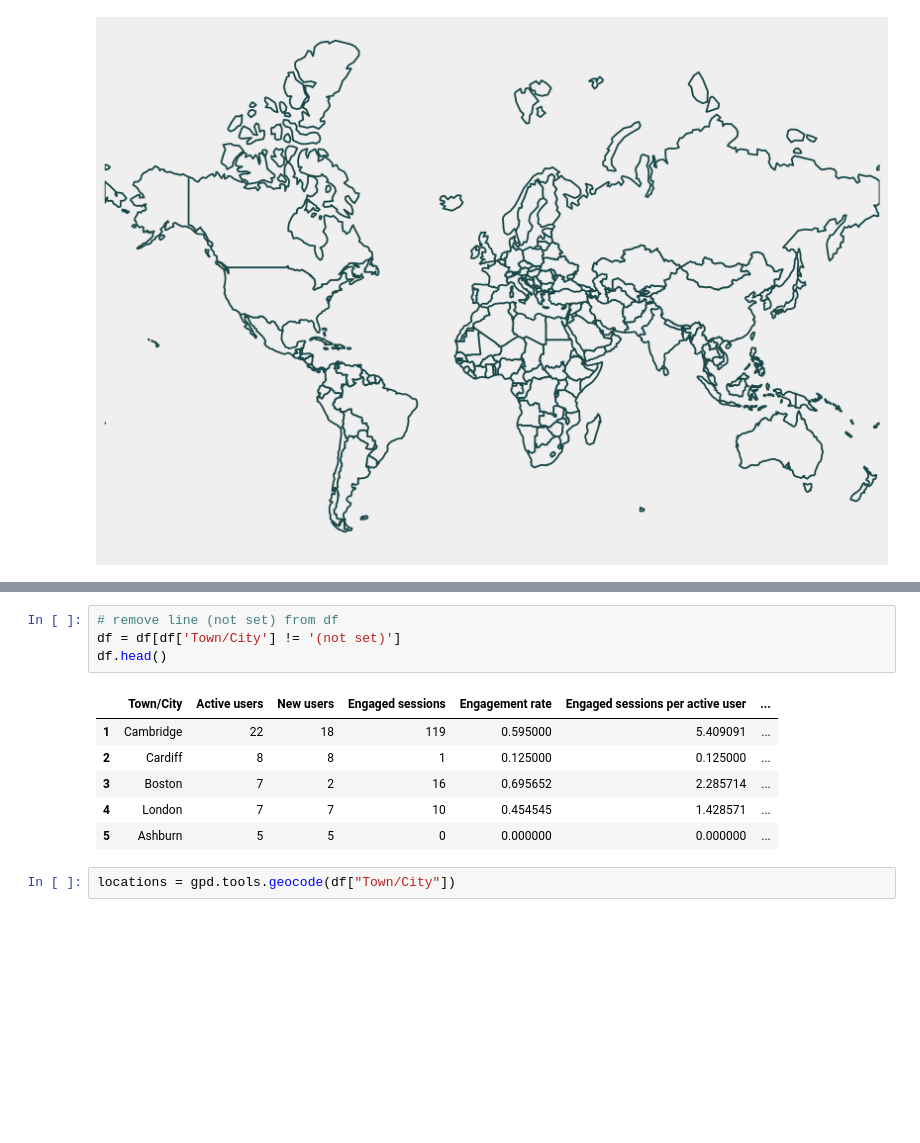
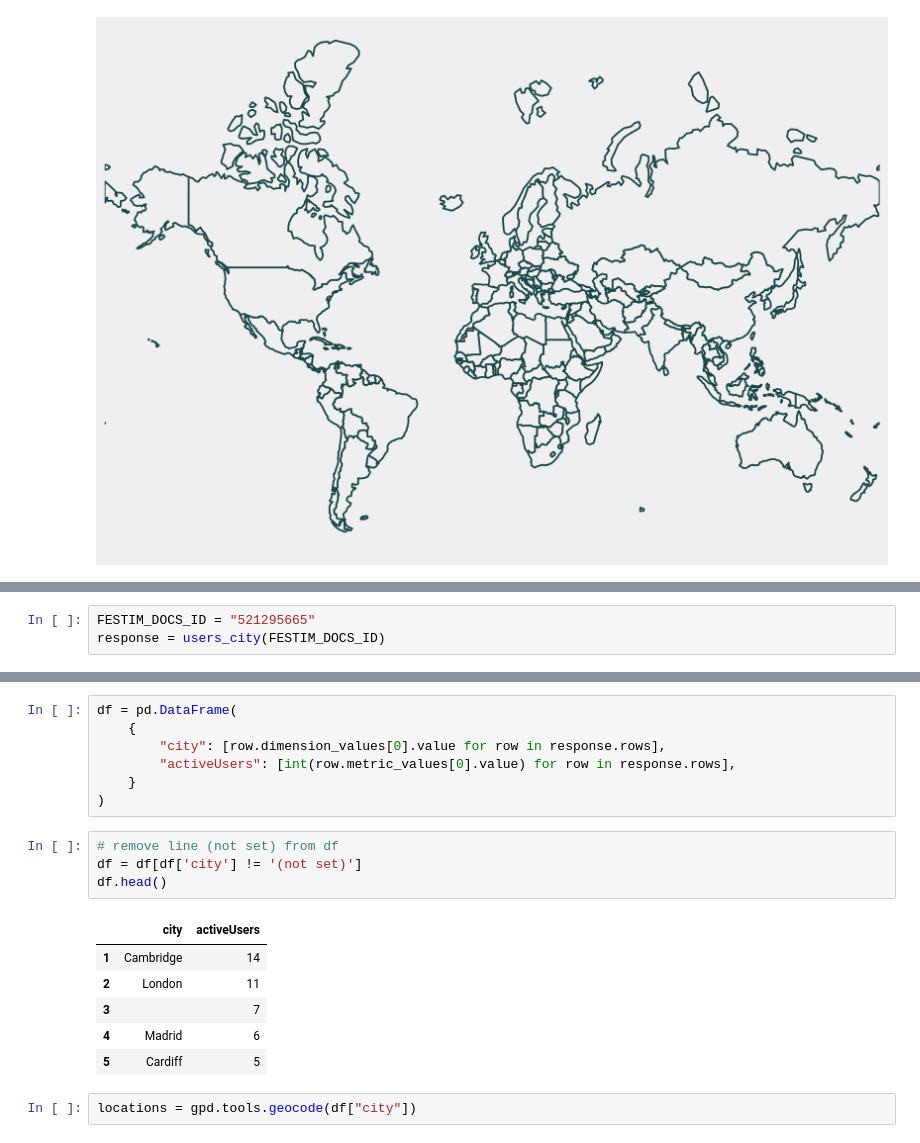
Before and after one commit to festim-dev/pose, a Jupyter notebook: main.ipynb, the cells around one changed output, grey strips where cells are left out. Saved outputs shown, nothing was run; the diff lists cells and outputs as text; blank space fills up the shorter version.

```diff
--- a/main.ipynb
+++ b/main.ipynb
@@ -869,0 +912,3 @@ df
+# %%
+FESTIM_DOCS_ID = "521295665"
+response = users_city(FESTIM_DOCS_ID)
@@ -870,16 +933,23 @@ df
+# %%
+df = pd.DataFrame(
+    {
+        "city": [row.dimension_values[0].value for row in response.rows],
+        "activeUsers": [int(row.metric_values[0].value) for row in response.rows],
+    }
+)
 # %%
 # remove line (not set) from df
-df = df[df['Town/City'] != '(not set)']
+df = df[df['city'] != '(not set)']
 df.head()
 # %% [output]
-|  | Town/City | Active users | New users | Engaged sessions | Engagement rate | Engaged sessions per active user | ... |
-| 1 | Cambridge | 22 | 18 | 119 | 0.595000 | 5.409091 | ... |
-| 2 | Cardiff | 8 | 8 | 1 | 0.125000 | 0.125000 | ... |
-| 3 | Boston | 7 | 2 | 16 | 0.695652 | 2.285714 | ... |
-| 4 | London | 7 | 7 | 10 | 0.454545 | 1.428571 | ... |
-| 5 | Ashburn | 5 | 5 | 0 | 0.000000 | 0.000000 | ... |
+|  | city | activeUsers |
+| 1 | Cambridge | 14 |
+| 2 | London | 11 |
+| 3 |  | 7 |
+| 4 | Madrid | 6 |
+| 5 | Cardiff | 5 |
 # %%
-locations = gpd.tools.geocode(df["Town/City"])
+locations = gpd.tools.geocode(df["city"])
 # %%
 locations
 # %% [output]
```
Also changed, not shown: parts of 8 cells of this notebook, 1 other file.
